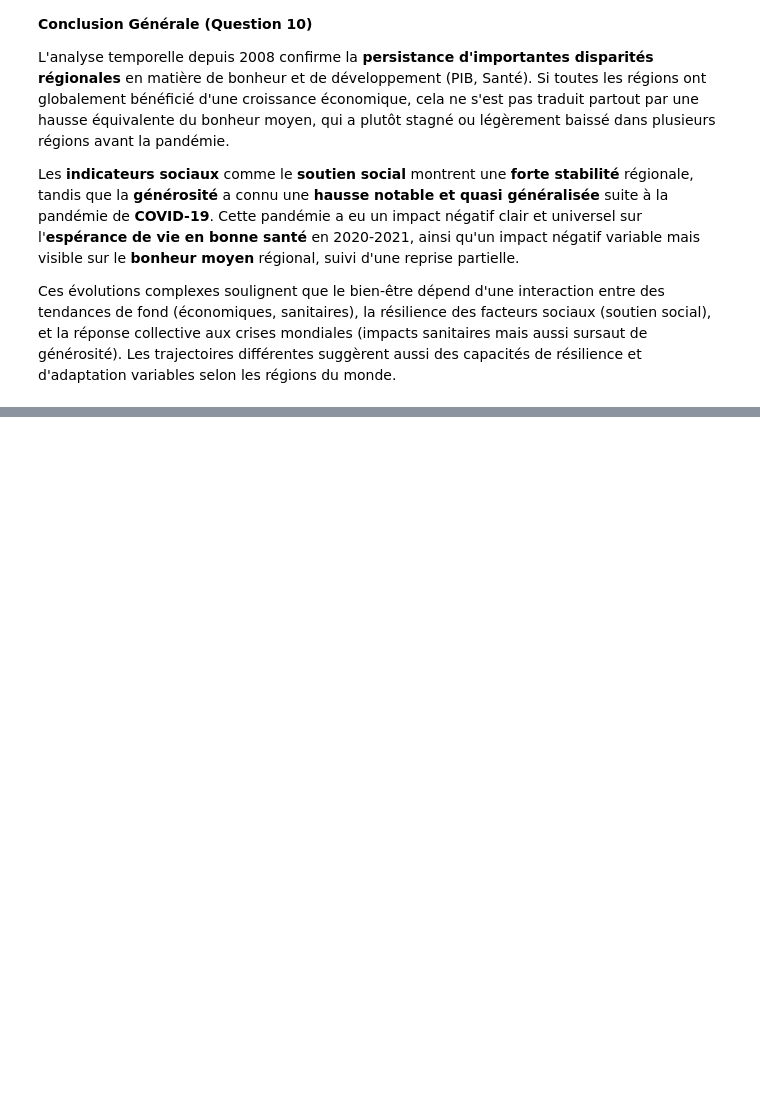
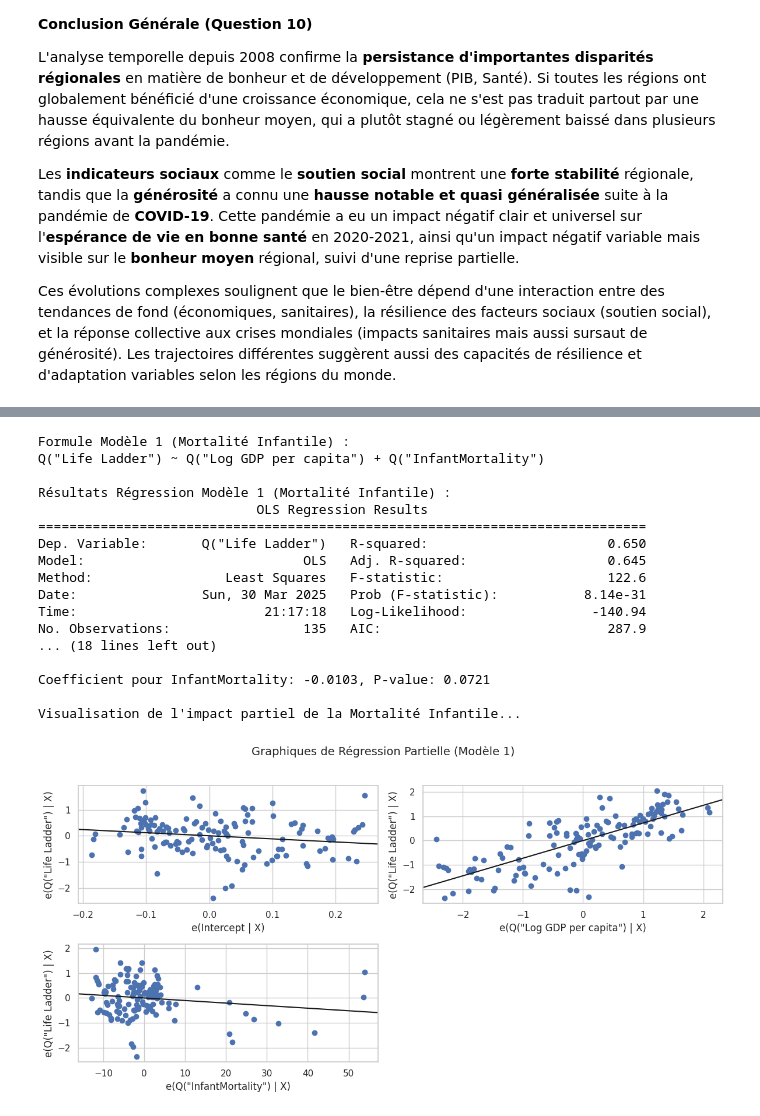
Before and after one commit to Rayane0001/world-happiness-analysis, a Jupyter notebook: analyse_rayane.ipynb, the cells around one changed output, grey strips where cells are left out. Cells and saved outputs as stored; diff of their text form; code cells hidden in the pictures; blank space fills up the shorter version.

```diff
--- a/analyse_rayane.ipynb
+++ b/analyse_rayane.ipynb
@@ -1348,0 +1688,62 @@ Ces évolutions complexes soulignent que le bien-être dépend d'une interaction
+# %%
+# --- Modèle 1 : Impact de la Mortalité Infantile (contrôlé par PIB) ---
+
+# Importer statsmodels.api pour les graphiques si pas déjà fait
+import statsmodels.api as sm
+
+if q13_data_ready and df_q13_analysis is not None:
+
+    # Définir la formule
+    formula_m1 = 'Q("Life Ladder") ~ Q("Log GDP per capita") + Q("InfantMortality")'
+    print(f"\nFormule Modèle 1 (Mortalité Infantile) :\n{formula_m1}")
+
+    try:
+        # Ajuster le modèle OLS
+        model_m1 = smf.ols(formula=formula_m1, data=df_q13_analysis)
+        results_m1 = model_m1.fit()
+
+        # Afficher le résumé
+        print("\nRésultats Régression Modèle 1 (Mortalité Infantile) :")
+        print(results_m1.summary())
+
+        # Extraire le coef et p-value pour interprétation
+        coef_im = results_m1.params.get('Q("InfantMortality")', float('nan'))
+        pval_im = results_m1.pvalues.get('Q("InfantMortality")', float('nan'))
+        print(f"\nCoefficient pour InfantMortality: {coef_im:.4f}, P-value: {pval_im:.4f}")
+
+        # --- Ajout Graphique : Régression Partielle ---
+        print("\nVisualisation de l'impact partiel de la Mortalité Infantile...")
+        fig = plt.figure(figsize=(12, 6)) # Ajuster taille si besoin
+        # plot_partregress_grid affiche un graphique pour chaque variable du modèle
+        sm.graphics.plot_partregress_grid(results_m1, fig=fig)
+        plt.suptitle("Graphiques de Régression Partielle (Modèle 1)", fontsize=14, y=1.02)
+        plt.tight_layout()
+        plt.show()
+        #-------------------------------------------------
+
+    except Exception as e:
+        print(f"Erreur lors de l'ajustement ou visualisation du Modèle 1 : {e}")
+        coef_im, pval_im = float('nan'), float('nan')
+
+else:
+    print("\nDonnées non disponibles pour le Modèle 1.")
+    coef_im, pval_im = float('nan'), float('nan')
+# %% [output]
+Formule Modèle 1 (Mortalité Infantile) :
+Q("Life Ladder") ~ Q("Log GDP per capita") + Q("InfantMortality")
+
+Résultats Régression Modèle 1 (Mortalité Infantile) :
+                            OLS Regression Results
+==============================================================================
+Dep. Variable:       Q("Life Ladder")   R-squared:                       0.650
+Model:                            OLS   Adj. R-squared:                  0.645
+Method:                 Least Squares   F-statistic:                     122.6
+Date:                Sun, 30 Mar 2025   Prob (F-statistic):           8.14e-31
+Time:                        21:17:18   Log-Likelihood:                -140.94
+No. Observations:                 135   AIC:                             287.9
+... (18 lines left out)
+
+Coefficient pour InfantMortality: -0.0103, P-value: 0.0721
+
+Visualisation de l'impact partiel de la Mortalité Infantile...
+[figure, added]
```
Also changed, not shown: parts of 14 cells of this notebook.
